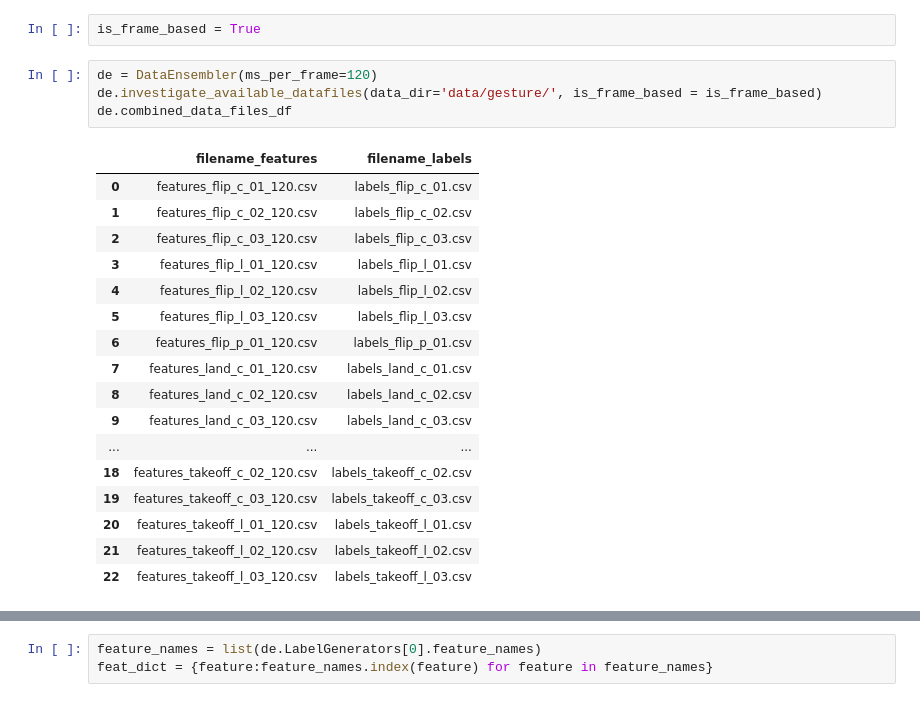
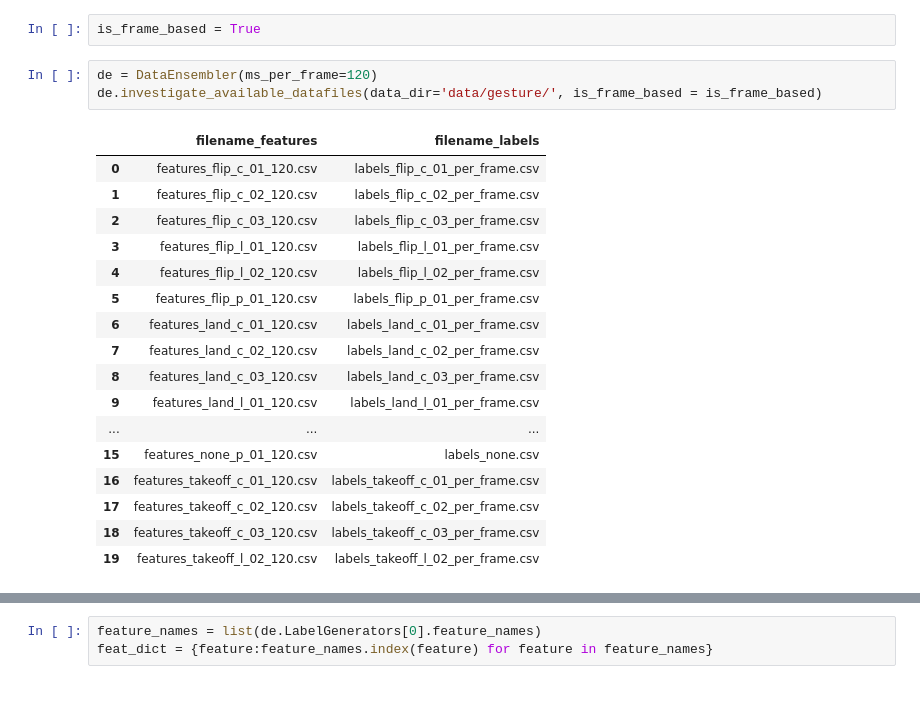
Before and after one commit to chriswegmann/drone_steering, a Jupyter notebook: models/playground/Gesture Visualization.ipynb, the cells around one changed output, grey strips where cells are left out. Drawn from its saved outputs; the diff is of its cells as text.

```diff
--- a/models/playground/Gesture Visualization.ipynb
+++ b/models/playground/Gesture Visualization.ipynb
@@ -33,25 +32,24 @@ is_frame_based = True
 # %%
 de = DataEnsembler(ms_per_frame=120)
 de.investigate_available_datafiles(data_dir='data/gesture/', is_frame_based = is_frame_based)
-de.combined_data_files_df
 # %% [output]
 |  | filename_features | filename_labels |
-| 0 | features_flip_c_01_120.csv | labels_flip_c_01.csv |
-| 1 | features_flip_c_02_120.csv | labels_flip_c_02.csv |
-| 2 | features_flip_c_03_120.csv | labels_flip_c_03.csv |
-| 3 | features_flip_l_01_120.csv | labels_flip_l_01.csv |
-| 4 | features_flip_l_02_120.csv | labels_flip_l_02.csv |
-| 5 | features_flip_l_03_120.csv | labels_flip_l_03.csv |
-| 6 | features_flip_p_01_120.csv | labels_flip_p_01.csv |
-| 7 | features_land_c_01_120.csv | labels_land_c_01.csv |
-| 8 | features_land_c_02_120.csv | labels_land_c_02.csv |
-| 9 | features_land_c_03_120.csv | labels_land_c_03.csv |
+| 0 | features_flip_c_01_120.csv | labels_flip_c_01_per_frame.csv |
+| 1 | features_flip_c_02_120.csv | labels_flip_c_02_per_frame.csv |
+| 2 | features_flip_c_03_120.csv | labels_flip_c_03_per_frame.csv |
+| 3 | features_flip_l_01_120.csv | labels_flip_l_01_per_frame.csv |
+| 4 | features_flip_l_02_120.csv | labels_flip_l_02_per_frame.csv |
+| 5 | features_flip_p_01_120.csv | labels_flip_p_01_per_frame.csv |
+| 6 | features_land_c_01_120.csv | labels_land_c_01_per_frame.csv |
+| 7 | features_land_c_02_120.csv | labels_land_c_02_per_frame.csv |
+| 8 | features_land_c_03_120.csv | labels_land_c_03_per_frame.csv |
+| 9 | features_land_l_01_120.csv | labels_land_l_01_per_frame.csv |
 | ... | ... | ... |
-| 18 | features_takeoff_c_02_120.csv | labels_takeoff_c_02.csv |
-| 19 | features_takeoff_c_03_120.csv | labels_takeoff_c_03.csv |
-| 20 | features_takeoff_l_01_120.csv | labels_takeoff_l_01.csv |
-| 21 | features_takeoff_l_02_120.csv | labels_takeoff_l_02.csv |
-| 22 | features_takeoff_l_03_120.csv | labels_takeoff_l_03.csv |
+| 15 | features_none_p_01_120.csv | labels_none.csv |
+| 16 | features_takeoff_c_01_120.csv | labels_takeoff_c_01_per_frame.csv |
+| 17 | features_takeoff_c_02_120.csv | labels_takeoff_c_02_per_frame.csv |
+| 18 | features_takeoff_c_03_120.csv | labels_takeoff_c_03_per_frame.csv |
+| 19 | features_takeoff_l_02_120.csv | labels_takeoff_l_02_per_frame.csv |
 # %%
 de.load_data()
 de.assemble_data(tolerance_range = 600, max_error = 500)
```
Also changed, not shown: parts of 6 cells of this notebook, 12 other files.
